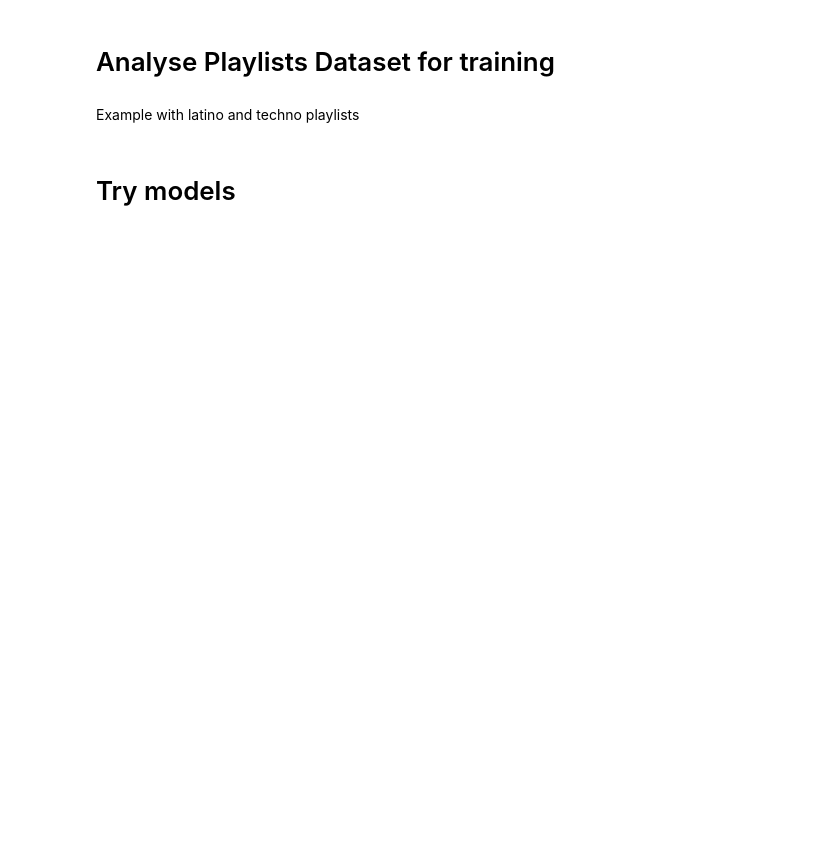
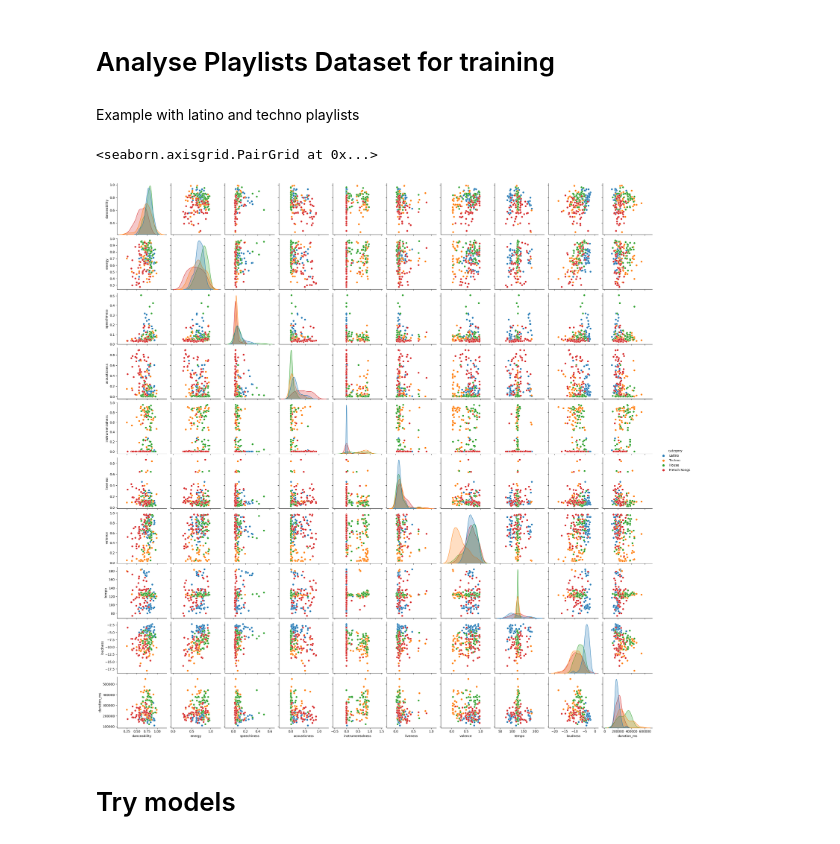
Before and after one commit to josassi/spotify-classifier-backend, a Jupyter notebook: notebooks/saved_tracks_analysis.ipynb, the cells around one changed output. Drawn from its saved outputs; the diff is of its cells as text; code cells hidden in the pictures; blank space fills up the shorter version.

```diff
--- a/notebooks/saved_tracks_analysis.ipynb
+++ b/notebooks/saved_tracks_analysis.ipynb
@@ -132,5 +98,10 @@ X = df[SELECTED_FEATURES_COLUMNS+[Y_COLUMN_NAME]]
+# %%
+df_training = pd.read_csv("playlist_tracks.csv")
 # %%
-# sns.pairplot(data=X, hue="genre")
+sns.pairplot(data=df_training[SELECTED_FEATURES_COLUMNS+["category"]], hue="category")
+# %% [output]
+<seaborn.axisgrid.PairGrid at 0x...>
+[figure, added]
 # %% [markdown]
 # Try models
 # %%
```
Also changed, not shown: parts of 13 cells of this notebook, 3 other files.
